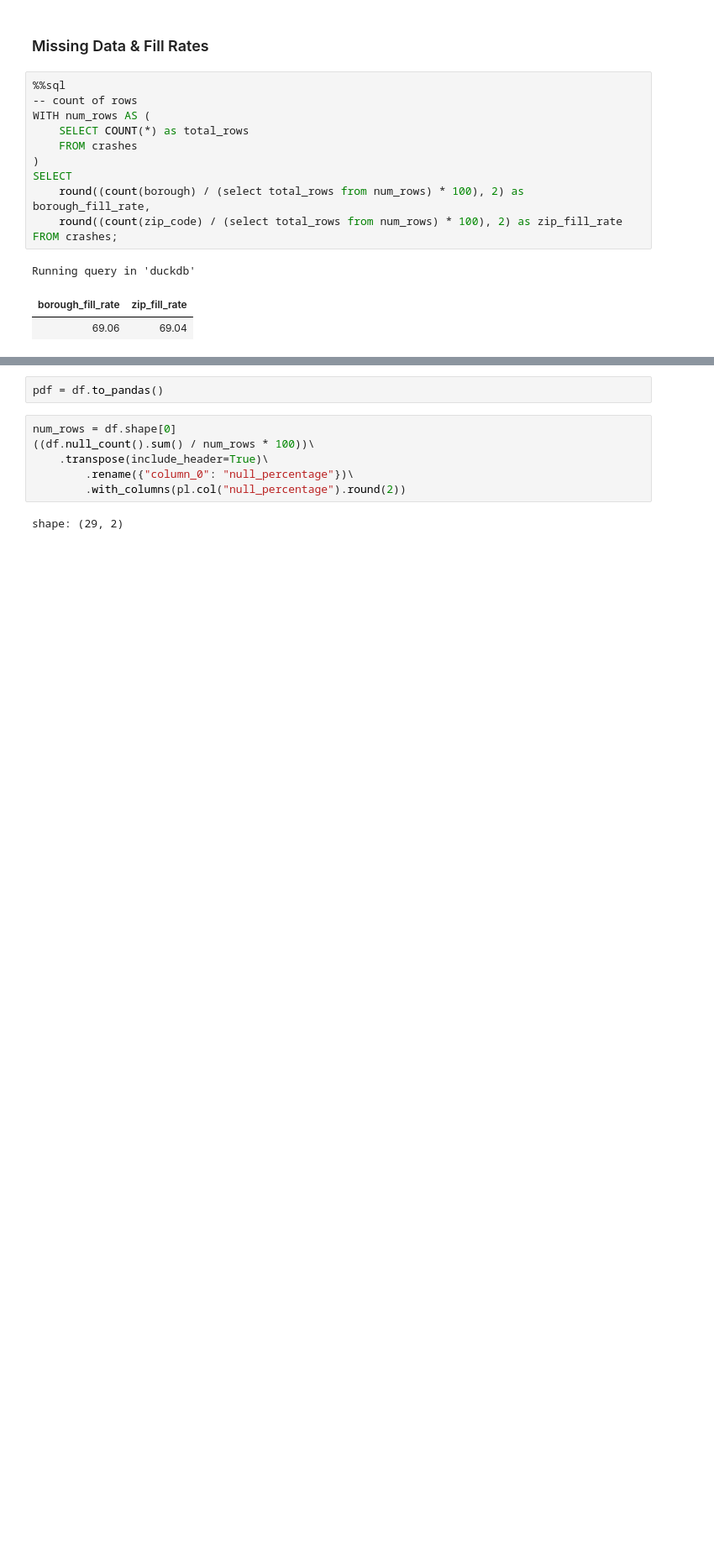
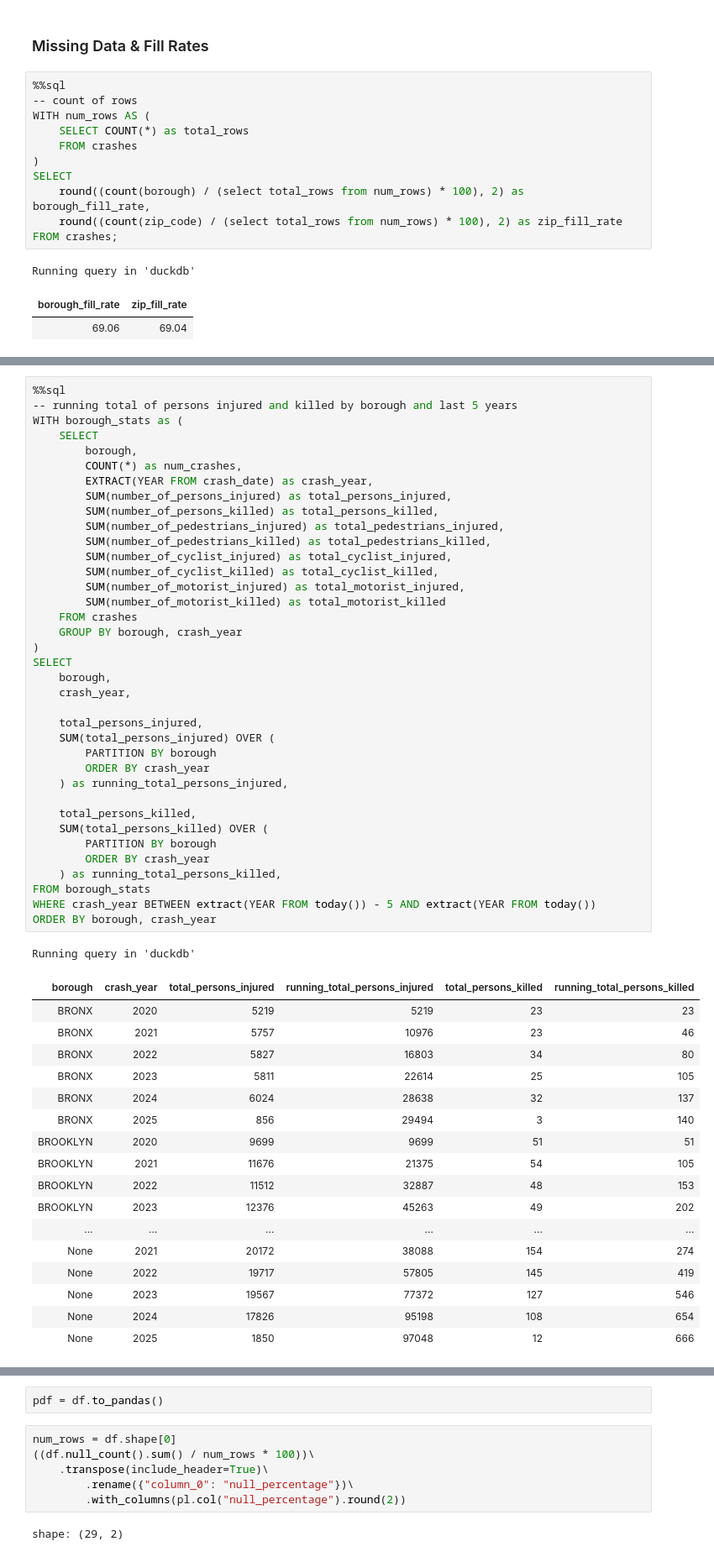
Before and after one commit to chrispaynes/OSDSC-Portfolio, a Jupyter notebook: data_analysis/nyc_vehicle_crashes/main.ipynb, the cells around one changed output, grey strips where cells are left out. Shown at 84% size. Cells and saved outputs as stored; diff of their text form; blank space fills up the shorter version.

```diff
--- a/data_analysis/nyc_vehicle_crashes/main.ipynb
+++ b/data_analysis/nyc_vehicle_crashes/main.ipynb
@@ -165,0 +392,56 @@ Running query in 'duckdb'
+# %%
+%%sql
+-- running total of persons injured and killed by borough and last 5 years
+WITH borough_stats as (
+    SELECT
+        borough,
+        COUNT(*) as num_crashes,
+        EXTRACT(YEAR FROM crash_date) as crash_year,
+        SUM(number_of_persons_injured) as total_persons_injured,
+        SUM(number_of_persons_killed) as total_persons_killed,
+        SUM(number_of_pedestrians_injured) as total_pedestrians_injured,
+        SUM(number_of_pedestrians_killed) as total_pedestrians_killed,
+        SUM(number_of_cyclist_injured) as total_cyclist_injured,
+        SUM(number_of_cyclist_killed) as total_cyclist_killed,
+        SUM(number_of_motorist_injured) as total_motorist_injured,
+        SUM(number_of_motorist_killed) as total_motorist_killed
+    FROM crashes
+    GROUP BY borough, crash_year
+)
+SELECT
+    borough,
+    crash_year,
+
+    total_persons_injured,
+    SUM(total_persons_injured) OVER (
+        PARTITION BY borough
+        ORDER BY crash_year
+    ) as running_total_persons_injured,
+
+    total_persons_killed,
+    SUM(total_persons_killed) OVER (
+        PARTITION BY borough
+        ORDER BY crash_year
+    ) as running_total_persons_killed,
+FROM borough_stats
+WHERE crash_year BETWEEN extract(YEAR FROM today()) - 5 AND extract(YEAR FROM today())
+ORDER BY borough, crash_year
+# %% [output]
+Running query in 'duckdb'
+| borough | crash_year | total_persons_injured | running_total_persons_injured | total_persons_killed | running_total_persons_killed |
+| BRONX | 2020 | 5219 | 5219 | 23 | 23 |
+| BRONX | 2021 | 5757 | 10976 | 23 | 46 |
+| BRONX | 2022 | 5827 | 16803 | 34 | 80 |
+| BRONX | 2023 | 5811 | 22614 | 25 | 105 |
+| BRONX | 2024 | 6024 | 28638 | 32 | 137 |
+| BRONX | 2025 | 856 | 29494 | 3 | 140 |
+| BROOKLYN | 2020 | 9699 | 9699 | 51 | 51 |
+| BROOKLYN | 2021 | 11676 | 21375 | 54 | 105 |
+| BROOKLYN | 2022 | 11512 | 32887 | 48 | 153 |
+| BROOKLYN | 2023 | 12376 | 45263 | 49 | 202 |
+| ... | ... | ... | ... | ... | ... |
+| None | 2021 | 20172 | 38088 | 154 | 274 |
+| None | 2022 | 19717 | 57805 | 145 | 419 |
+| None | 2023 | 19567 | 77372 | 127 | 546 |
+| None | 2024 | 17826 | 95198 | 108 | 654 |
+| None | 2025 | 1850 | 97048 | 12 | 666 |
```
Also changed, not shown: parts of 17 cells of this notebook.
